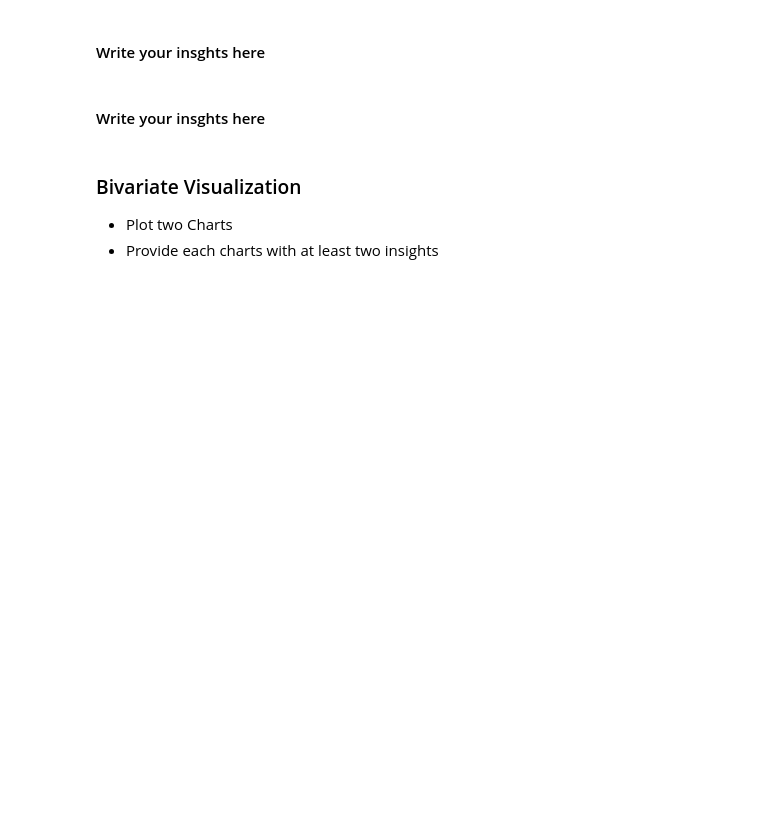
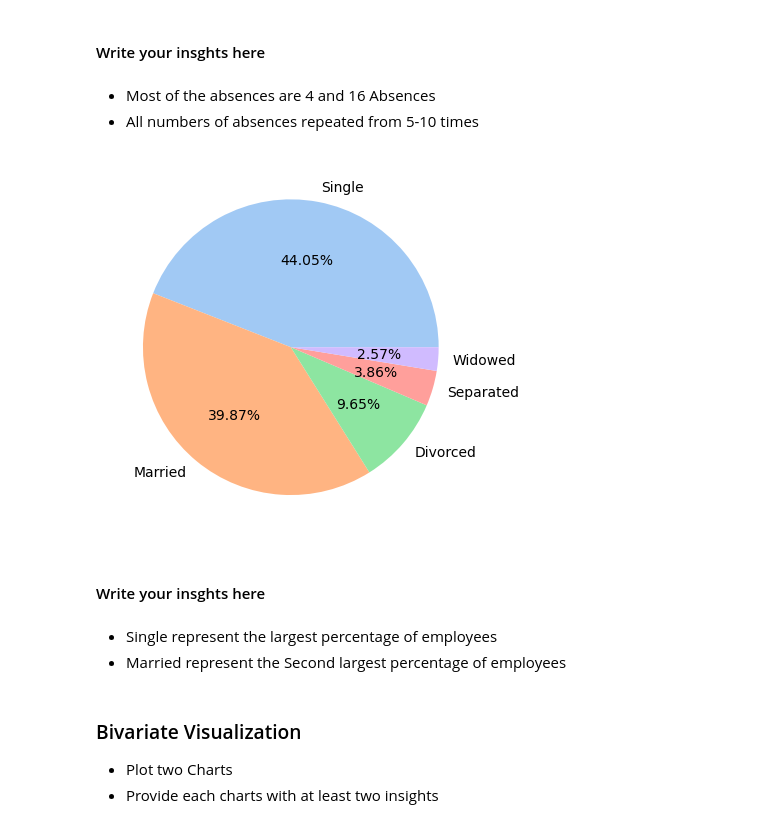
Before and after one commit to Tuwaiq-Data-Science-Bootcamp-V2/EDA-Lab1, a Jupyter notebook: EDA_Assignment .ipynb, the cells around one changed output. Drawn from its saved outputs; the diff is of its cells as text; code cells hidden in the pictures; blank space fills up the shorter version.

```diff
--- a/EDA_Assignment .ipynb
+++ b/EDA_Assignment .ipynb
@@ -9,7 +22,20 @@
 # %% [markdown]
 #### Write your insghts here
+# %% [markdown]
+- Most of the absences are 4 and 16 Absences
+- All numbers of absences repeated from 5-10 times
+# %%
+total = df['MaritalDesc'].value_counts()
+
+plt.pie(total, labels=total.index, autopct='%1.2f%%',
+       colors = sns.color_palette("pastel"));
+# %% [output]
+[figure, added]
 # %% [markdown]
 #### Write your insghts here
+# %% [markdown]
+- Single represent the largest percentage of employees
+- Married represent the Second largest percentage of employees
 # %% [markdown]
 ### Bivariate Visualization
 * Plot two Charts
```
Also changed, not shown: parts of 11 cells of this notebook.
